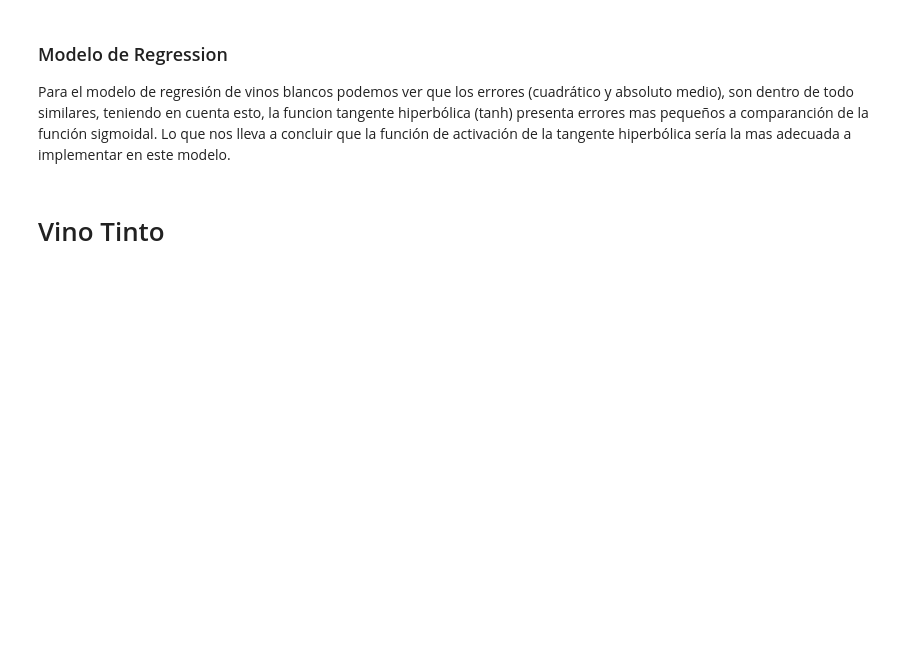
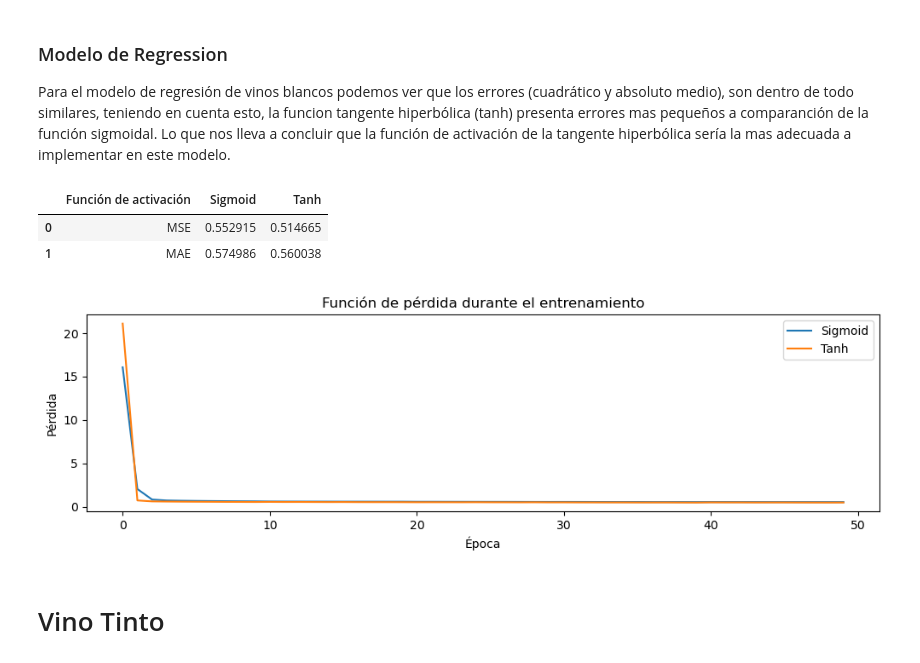
Before and after one commit to AmandaFlores7/LAB4-IA, a Jupyter notebook: lab_v4.ipynb, the cells around one changed output. Cells and saved outputs as stored; diff of their text form; code cells hidden in the pictures; blank space fills up the shorter version.

```diff
--- a/lab_v4.ipynb
+++ b/lab_v4.ipynb
@@ -127,27 +134,21 @@ def regresion(X_scaled, y, fun_act):
 
     loss_values = []
 
-
     # Entrenar el modelo de regresión con 5-fold cross validation
     for train_index, val_index in kf.split(X_scaled):
         X_train, X_val = X_scaled[train_index], X_scaled[val_index]
         y_train, y_val = y[train_index], y[val_index]
+
         history = regression_model.fit(X_train, y_train, epochs=10, batch_size=32, verbose=0, callbacks=[tf.keras.callbacks.History()])
         loss_values.extend(history.history['loss'])
-        regression_model.fit(X_train, y_train, epochs=10, batch_size=32, verbose=0) # type: ignore
 
         val_predictions = regression_model.predict(X_val).flatten()
         mse = mean_squared_error(y_val, val_predictions)
         mae = mean_absolute_error(y_val, val_predictions)
         mse_scores.append(mse)
         mae_scores.append(mae)
-    # Graficar la función de pérdida
-    plt.plot(loss_values)
-    plt.xlabel('Época')
-    plt.ylabel('Pérdida')
-    plt.title('Función de pérdida durante el entrenamiento')
-    plt.show()
+
     # Se imprime el promedio de los valores retornados realizando la cross validation
     print("\nMSE con función de activación ", fun_act, ": ", np.mean(mse_scores))
     print("MAE con función de activación ", fun_act, ": ", np.mean(mae_scores))
-    return np.mean(mse_scores), np.mean(mae_scores)
+    return np.mean(mse_scores), np.mean(mae_scores), loss_values
@@ -154,3 +185,15 @@ def regresion(X_scaled, y, fun_act):
+# %%
+def grafica_reg(reg_sigmoide, reg_tanh):
+    # Se grafica la función de pérdida
+    # tamaño de la figura
+    plt.figure(figsize=(12, 3))
+    plt.plot(reg_sigmoide[2], label='Sigmoid')
+    plt.plot(reg_tanh[2], label='Tanh')
+    plt.xlabel('Época')
+    plt.ylabel('Pérdida')
+    plt.title('Función de pérdida durante el entrenamiento')
+    plt.legend()
+    plt.show()
 # %%
 # Esta función entrega tablas comparativas con las funciones Sigmoide y Tangente hiperbólica
 def tabla_comparative(sigmoide, tanh, val1, val2):
@@ -201,6 +288,14 @@ matriz_comparativa(clas_sigmoide, clas_tanh)
 Para el modelo de regresión de vinos blancos podemos ver que los errores (cuadrático y absoluto medio), son dentro de todo similares, teniendo en cuenta esto, la funcion tangente hiperbólica (tanh) presenta errores mas pequeños a comparanción de la función sigmoidal. Lo que nos lleva a concluir que la función de activación de la tangente hiperbólica sería la mas adecuada a implementar en este modelo.
 # %%
 tabla_comparative(reg_sigmoide, reg_tanh, "MSE", "MAE")
+# %% [output]
+|  | Función de activación | Sigmoid | Tanh |
+| 0 | MSE | 0.552915 | 0.514665 |
+| 1 | MAE | 0.574986 | 0.560038 |
+# %%
+grafica_reg(reg_sigmoide, reg_tanh)
+# %% [output]
+[figure, added]
 # %% [markdown]
 # Vino Tinto
 # %%
```
Also changed, not shown: parts of 20 cells of this notebook.
